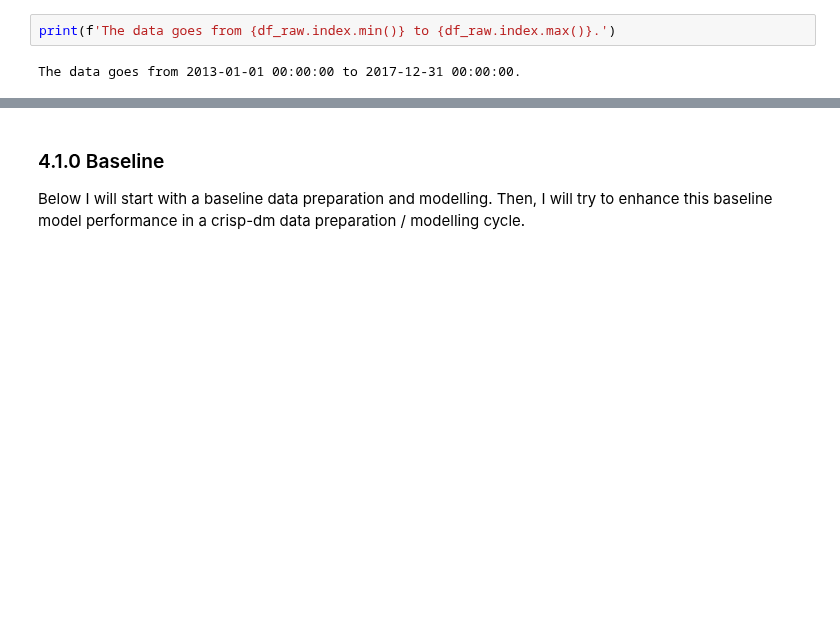
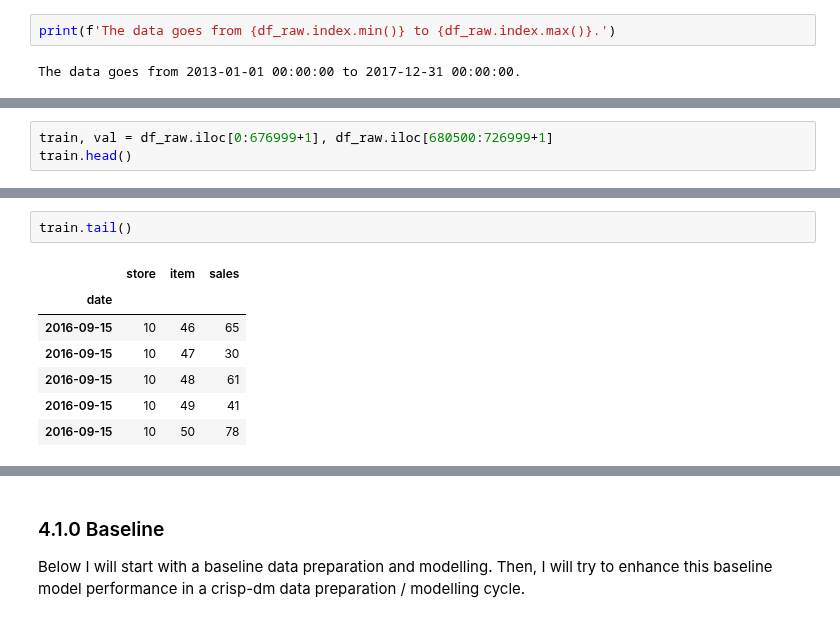
Before and after one commit to allmeidaapedro/Store-Item-Demand-Forecasting, a Jupyter notebook: notebooks/modelling.ipynb, the cells around one changed output, grey strips where cells are left out. Cells and saved outputs as stored; diff of their text form; blank space fills up the shorter version.

```diff
--- a/notebooks/modelling.ipynb
+++ b/notebooks/modelling.ipynb
@@ -93,0 +189,3 @@ def time_series_split(data, target, cutoff_date):
+# %%
+train, val = df_raw.iloc[0:676999+1], df_raw.iloc[680500:726999+1]
+train.head()
@@ -93,0 +200,10 @@ def time_series_split(data, target, cutoff_date):
+# %%
+train.tail()
+# %% [output]
+|  | store | item | sales |
+| date |  |  |  |
+| 2016-09-15 | 10 | 46 | 65 |
+| 2016-09-15 | 10 | 47 | 30 |
+| 2016-09-15 | 10 | 48 | 61 |
+| 2016-09-15 | 10 | 49 | 41 |
+| 2016-09-15 | 10 | 50 | 78 |
```
Also changed, not shown: parts of 36 cells of this notebook, 1 other file.
